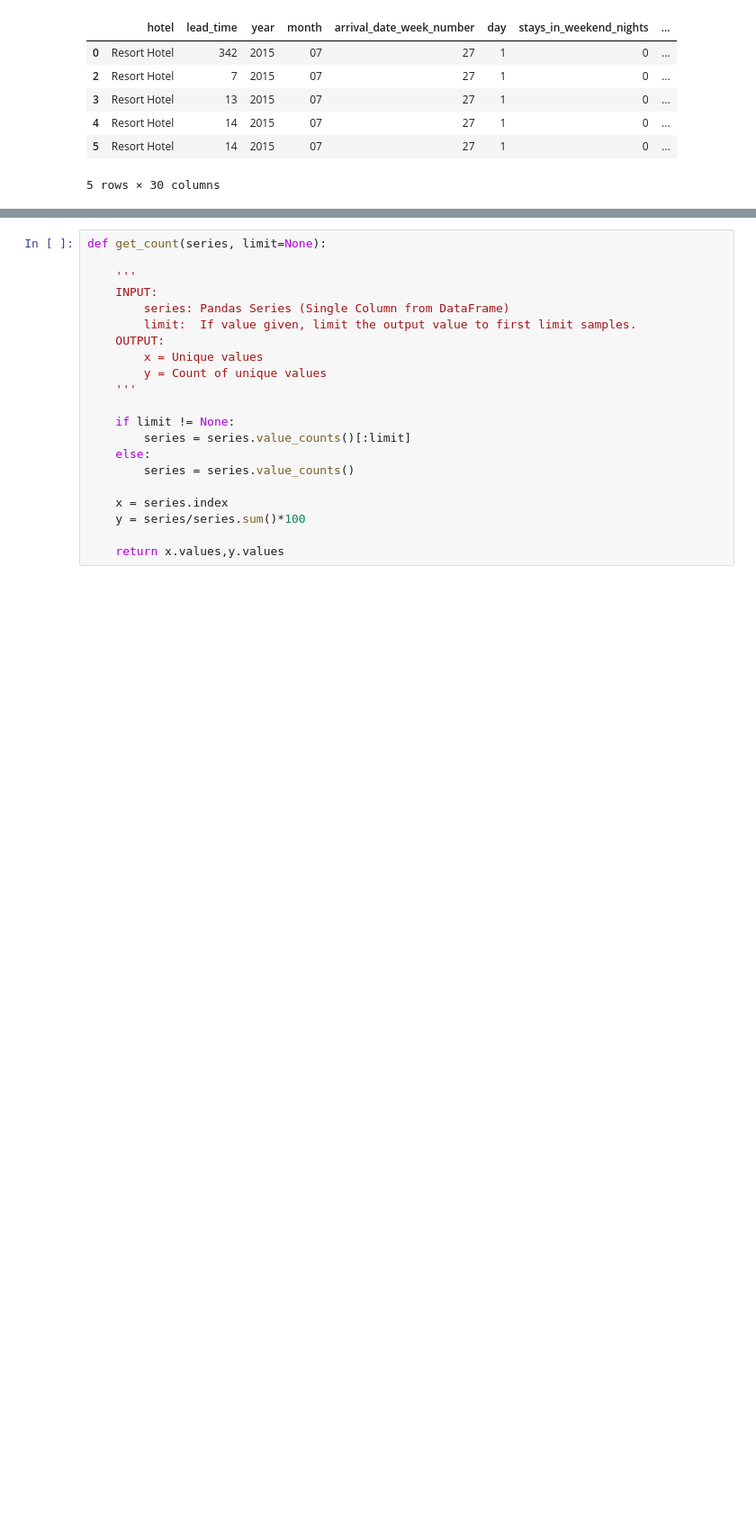
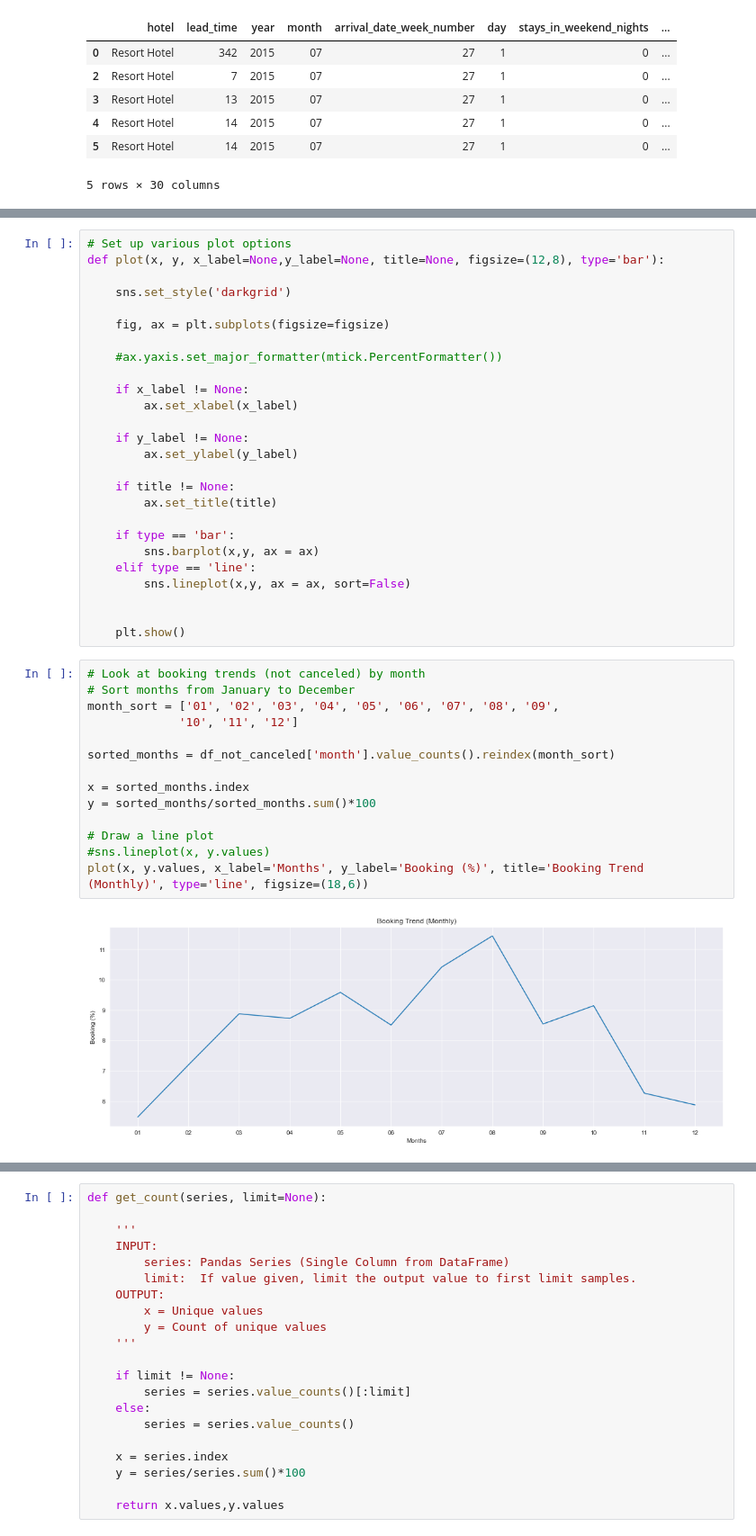
Before and after one commit to FR-Schwartz/ids705, a Jupyter notebook: assignments/Assignment_5.ipynb, the cells around one changed output, grey strips where cells are left out. Shown at 90% size. Cells and saved outputs as stored; diff of their text form; blank space fills up the shorter version.

```diff
--- a/assignments/Assignment_5.ipynb
+++ b/assignments/Assignment_5.ipynb
@@ -164,0 +187,42 @@ plt.show()
+# %%
+# Set up various plot options
+def plot(x, y, x_label=None,y_label=None, title=None, figsize=(12,8), type='bar'):
+
+    sns.set_style('darkgrid')
+
+    fig, ax = plt.subplots(figsize=figsize)
+
+    #ax.yaxis.set_major_formatter(mtick.PercentFormatter())
+
+    if x_label != None:
+        ax.set_xlabel(x_label)
+
+    if y_label != None:
+        ax.set_ylabel(y_label)
+
+    if title != None:
+        ax.set_title(title)
+
+    if type == 'bar':
+        sns.barplot(x,y, ax = ax)
+    elif type == 'line':
+        sns.lineplot(x,y, ax = ax, sort=False)
+
+
+    plt.show()
+# %%
+# Look at booking trends (not canceled) by month
+# Sort months from January to December
+month_sort = ['01', '02', '03', '04', '05', '06', '07', '08', '09',
+             '10', '11', '12']
+
+sorted_months = df_not_canceled['month'].value_counts().reindex(month_sort)
+
+x = sorted_months.index
+y = sorted_months/sorted_months.sum()*100
+
+# Draw a line plot
+#sns.lineplot(x, y.values)
+plot(x, y.values, x_label='Months', y_label='Booking (%)', title='Booking Trend (Monthly)', type='line', figsize=(18,6))
+# %% [output]
+[figure, added]
```
Also changed, not shown: parts of 31 cells of this notebook.
